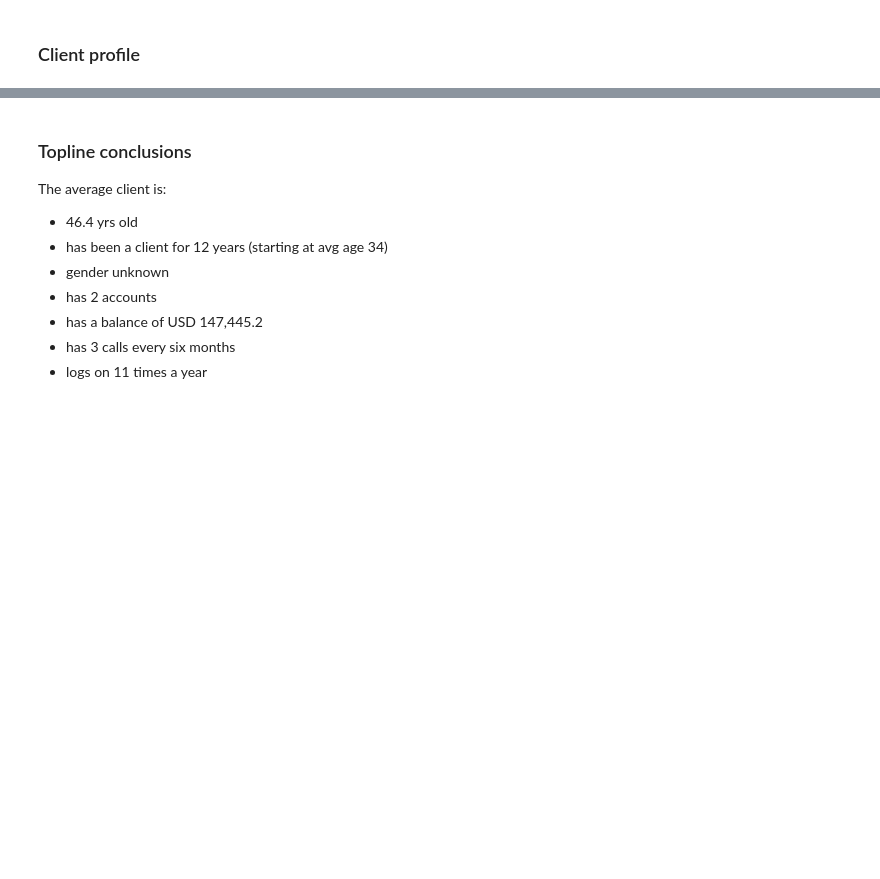
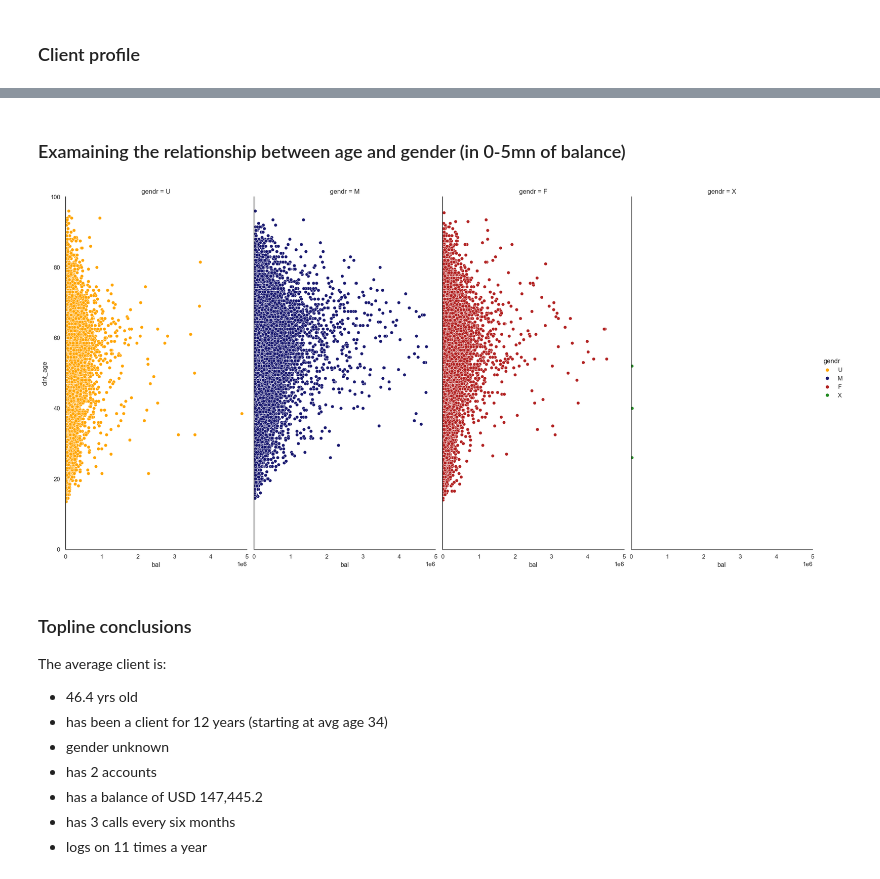
Before and after one commit to mhga94/vanguard_project, a Jupyter notebook: notebook/Project.ipynb, the cells around one changed output, grey strips where cells are left out. Drawn from its saved outputs; the diff is of its cells as text; code cells hidden in the pictures; blank space fills up the shorter version.

```diff
--- a/notebook/Project.ipynb
+++ b/notebook/Project.ipynb
@@ -148,3 +263,24 @@ demo_age_bal = pd.crosstab(['
+# %% [markdown]
+### Examaining the relationship between age and gender (in 0-5mn of balance)
+# %%
+# Set style
+palette = ['orange', 'midnightblue', 'firebrick','forestgreen']
+sns.set_theme(style = "white", font = "sans serif")
+
+# Create a relplot
+sns.relplot(
+    data=df_demo,
+    x="bal", y="clnt_age", col = "gendr", col_wrap = 4, hue="gendr",
+    palette=palette, height=10, aspect=0.5,
+)
+plt.ylim(0, 100)
+plt.xlim(0, 5000000)
+
+plt.savefig('client_age_segmented.png', dpi = 300)
+
+plt.show()
+# %% [output]
+[figure, added]
 # %% [markdown]
 ### Topline conclusions
 
```
Also changed, not shown: parts of 45 cells of this notebook, 10 other files.
